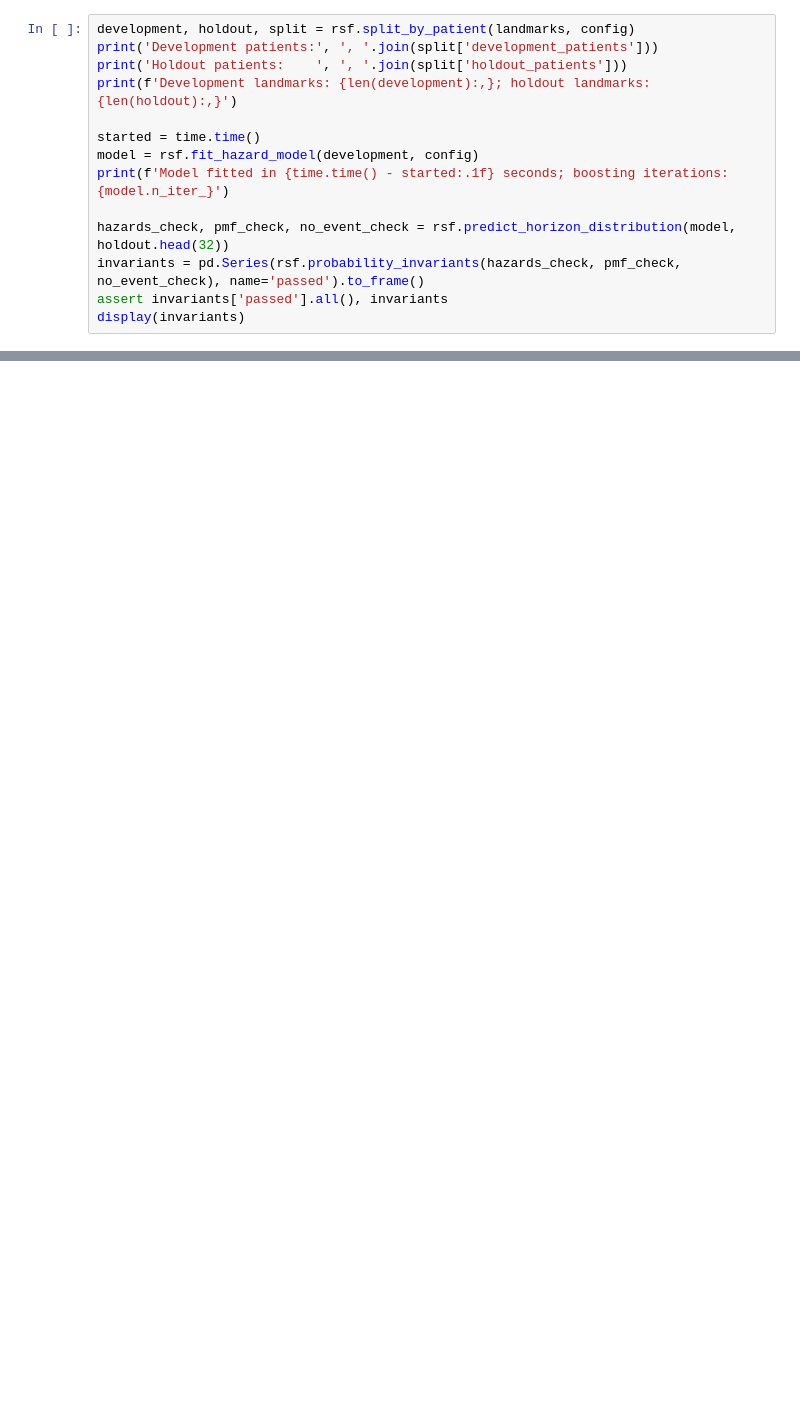
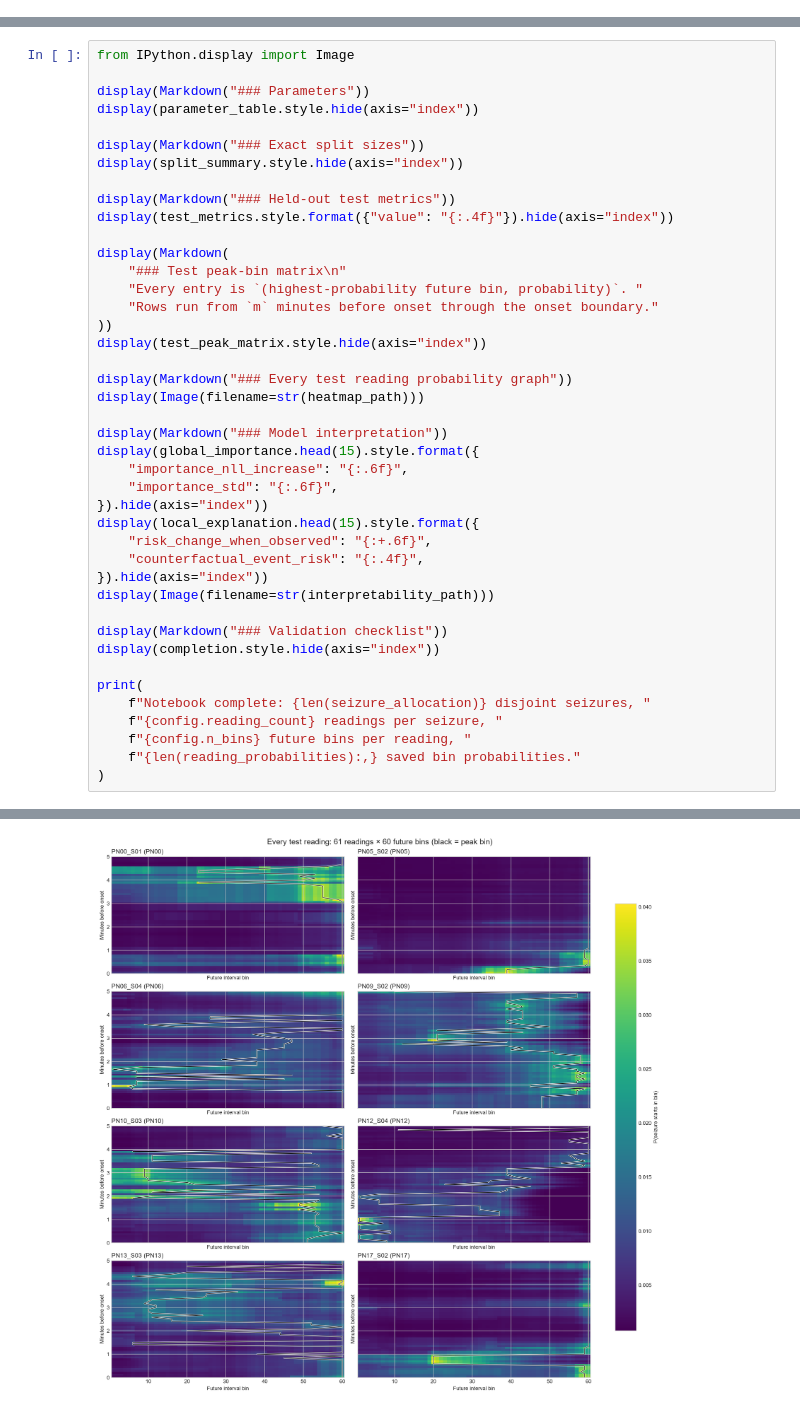
Before and after one commit to ucd-cosmos-data/26-the-optimizers-analysis, a Jupyter notebook: final_project/scripts/rolling_seizure_forecasting.ipynb, the cells around one changed output, grey strips where cells are left out. Saved outputs shown, nothing was run; the diff lists cells and outputs as text; blank space fills up the shorter version.

Commit message:
ran some models:(

```diff
--- a/final_project/scripts/rolling_seizure_forecasting.ipynb
+++ b/final_project/scripts/rolling_seizure_forecasting.ipynb
@@ -252,14 +0,0 @@ All overlapping landmarks from one patient stay in one split. The nonlinear grad
-# %%
-development, holdout, split = rsf.split_by_patient(landmarks, config)
-print('Development patients:', ', '.join(split['development_patients']))
-print('Holdout patients:    ', ', '.join(split['holdout_patients']))
-print(f'Development landmarks: {len(development):,}; holdout landmarks: {len(holdout):,}')
-
-started = time.time()
-model = rsf.fit_hazard_model(development, config)
-print(f'Model fitted in {time.time() - started:.1f} seconds; boosting iterations: {model.n_iter_}')
-
-hazards_check, pmf_check, no_event_check = rsf.predict_horizon_distribution(model, holdout.head(32))
-invariants = pd.Series(rsf.probability_invariants(hazards_check, pmf_check, no_event_check), name='passed').to_frame()
-assert invariants['passed'].all(), invariants
-display(invariants)
@@ -599,0 +1098,43 @@ Do not interpret the returned numbers as clinical probabilities without represen
+# %%
+from IPython.display import Image
+
+display(Markdown("### Parameters"))
+display(parameter_table.style.hide(axis="index"))
+
+display(Markdown("### Exact split sizes"))
+display(split_summary.style.hide(axis="index"))
+
+display(Markdown("### Held-out test metrics"))
+display(test_metrics.style.format({"value": "{:.4f}"}).hide(axis="index"))
+
+display(Markdown(
+    "### Test peak-bin matrix\n"
+    "Every entry is `(highest-probability future bin, probability)`. "
+    "Rows run from `m` minutes before onset through the onset boundary."
+))
+display(test_peak_matrix.style.hide(axis="index"))
+
+display(Markdown("### Every test reading probability graph"))
+display(Image(filename=str(heatmap_path)))
+
+display(Markdown("### Model interpretation"))
+display(global_importance.head(15).style.format({
+    "importance_nll_increase": "{:.6f}",
+    "importance_std": "{:.6f}",
+}).hide(axis="index"))
+display(local_explanation.head(15).style.format({
+    "risk_change_when_observed": "{:+.6f}",
+    "counterfactual_event_risk": "{:.4f}",
+}).hide(axis="index"))
+display(Image(filename=str(interpretability_path)))
+
+display(Markdown("### Validation checklist"))
+display(completion.style.hide(axis="index"))
+
+print(
+    f"Notebook complete: {len(seizure_allocation)} disjoint seizures, "
+    f"{config.reading_count} readings per seizure, "
+    f"{config.n_bins} future bins per reading, "
+    f"{len(reading_probabilities):,} saved bin probabilities."
+)
+# %% [output]
@@ -599,0 +1188 @@ Do not interpret the returned numbers as clinical probabilities without represen
+[figure, added]
```
Also changed, not shown: parts of 46 cells of this notebook, 21 other files.
